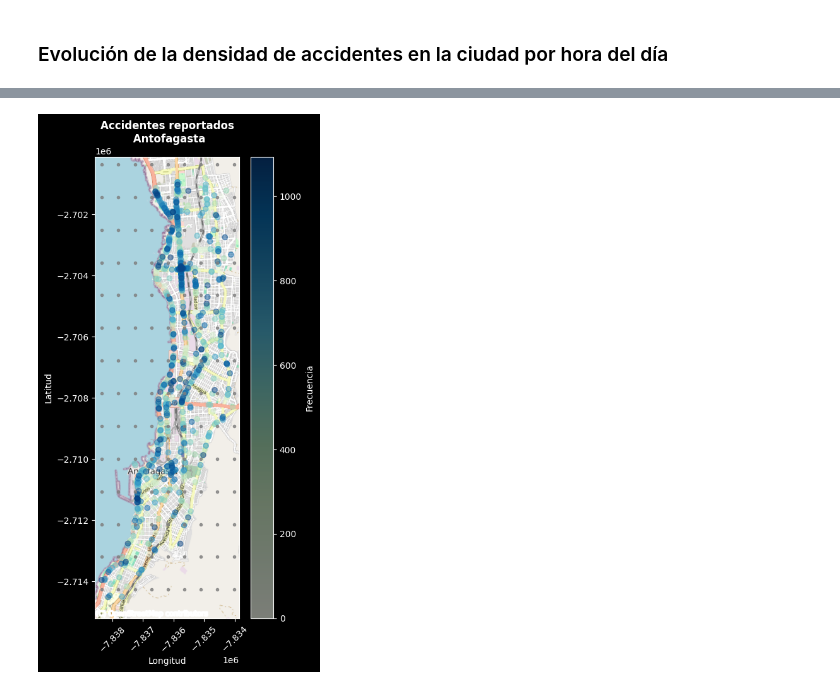
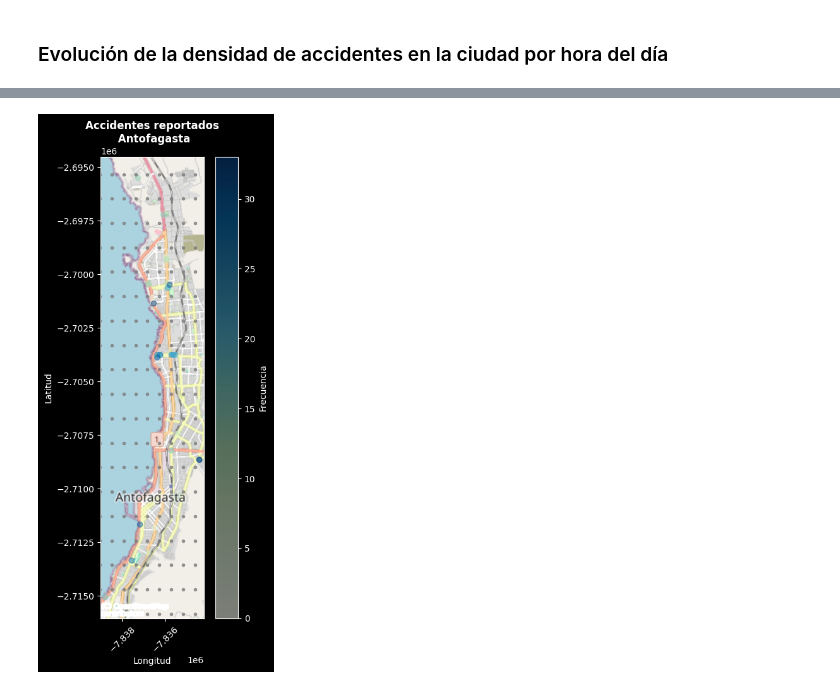
Before and after one commit to richardhapb/antof-traffic-client, a Jupyter notebook: analisis/analisis.ipynb, the cells around one changed output, grey strips where cells are left out. Saved outputs shown, nothing was run; the diff lists cells and outputs as text; code cells hidden in the pictures.

```diff
--- a/analisis/analisis.ipynb
+++ b/analisis/analisis.ipynb
@@ -16,8 +16,8 @@ import contextily as cx
 
 pd.options.mode.copy_on_write = True
 
-alerts = utils.load_data("alerts", with_nested_items=True, mode="all")
-jams = utils.load_data("jams", with_nested_items=True, mode="all")
+alerts = utils.load_data("alerts", with_nested_items=True, mode="since", epoch=1730073600000)
+jams = utils.load_data("jams", with_nested_items=True, mode="since", epoch=1730073600000)
 
 alerts = pd.DataFrame(alerts.data)
 jams = pd.DataFrame(jams.data)
@@ -58,6 +58,8 @@ def heat_map(df:gpd.GeoDataFrame, concept:str):
 
     event = df.copy()
     event = event[event['type'] == concept]
+    if event.empty:
+        return None
     event = event[['geometry']]
     event = event.to_crs(epsg=3857) # Para visualización correcta en plano
 
@@ -141,7 +148,7 @@ day_report(hazard, 'HAZARD')
 # %%
 ax = heat_map(alerts_antof, "ACCIDENT")
-antof_grid = utils.grid(alerts_antof, 10, 20)
-ax.plot(*antof_grid, marker="o", color="gray", ls="None", alpha=0.8, markersize=3)
-plt.show()
+if ax is not None:
+    accident_grid = utils.grid(alerts_antof, 10, 20)
+    ax.plot(*accident_grid, marker="o", color="gray", ls="None", alpha=0.8, markersize=3)
 # %% [output]
-[figure, old version]
+[figure, new version]
```
Also changed, not shown: parts of 12 cells of this notebook, 2 other files.
